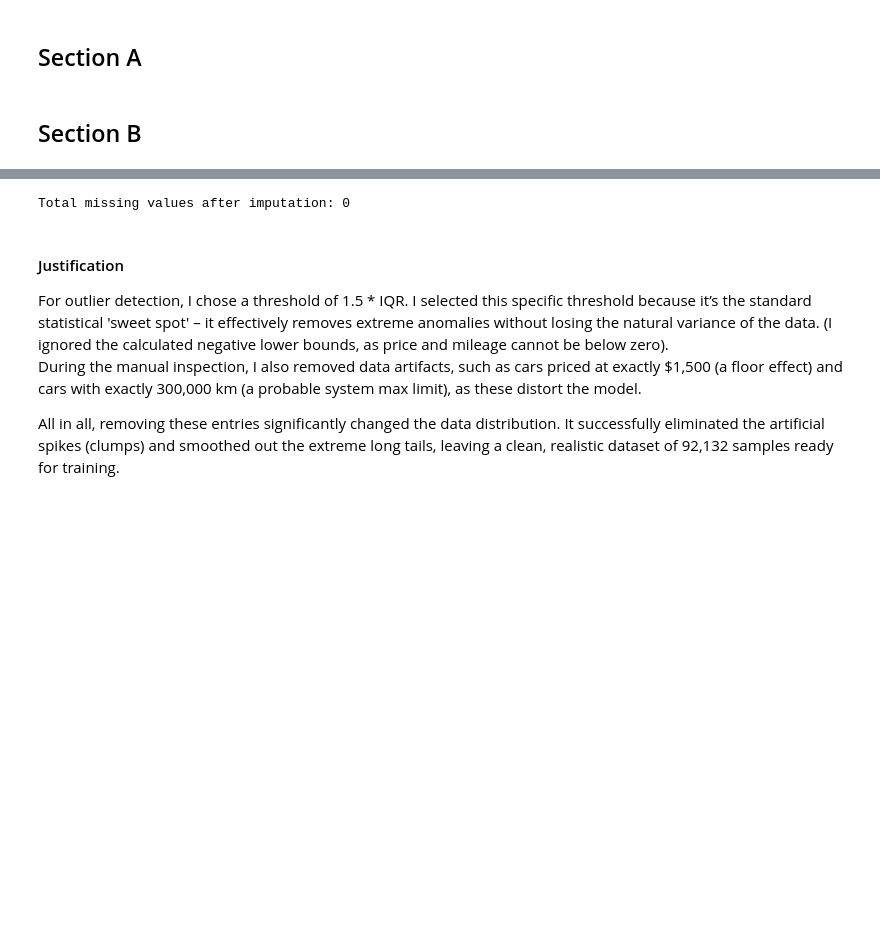
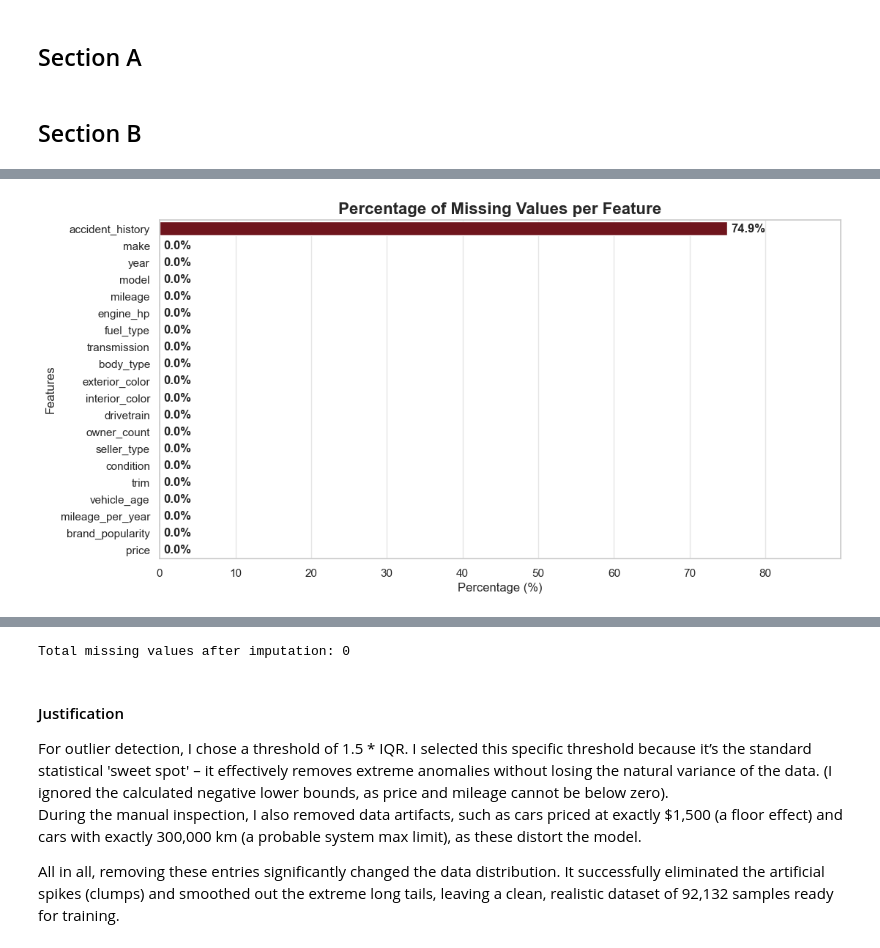
Before and after one commit to Hila-Dolev/ML_RandomForest_HW1, a Jupyter notebook: ML_HW1_325156651.ipynb, the cells around one changed output, grey strips where cells are left out. Saved outputs shown, nothing was run; the diff lists cells and outputs as text; code cells hidden in the pictures; blank space fills up the shorter version.

```diff
--- a/ML_HW1_325156651.ipynb
+++ b/ML_HW1_325156651.ipynb
@@ -454,0 +441,18 @@ Passing `palette` without assigning `hue` is deprecated and will be removed in v
+# %%
+# Plot 4: Percentage of Missing Values per Feature
+missing_percent = (df.isnull().sum() / len(df)) * 100
+missing_percent = missing_percent.sort_values(ascending=False)
+
+plt.figure(figsize=(12, 6))
+sns.barplot(x=missing_percent.values, y=missing_percent.index, palette='Reds_r', hue=missing_percent.index, legend=False)
+plt.title('Percentage of Missing Values per Feature', fontsize=16, fontweight='bold')
+plt.xlabel('Percentage (%)', fontsize=12)
+plt.ylabel('Features', fontsize=12)
+plt.xlim(0, max(10, missing_percent.max() + 15))
+
+# Annotate with percentages
+for index, value in enumerate(missing_percent.values):
+    plt.text(value + 0.5, index, f'{value:.1f}%', va='center', fontweight='bold')
+plt.show()
+# %% [output]
+[figure, added]
```
Also changed, not shown: parts of 24 cells of this notebook.
